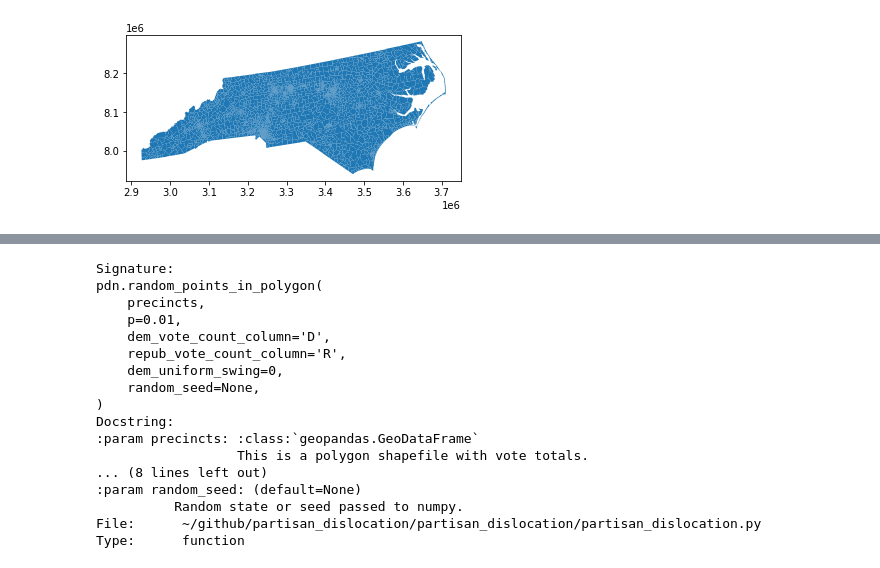
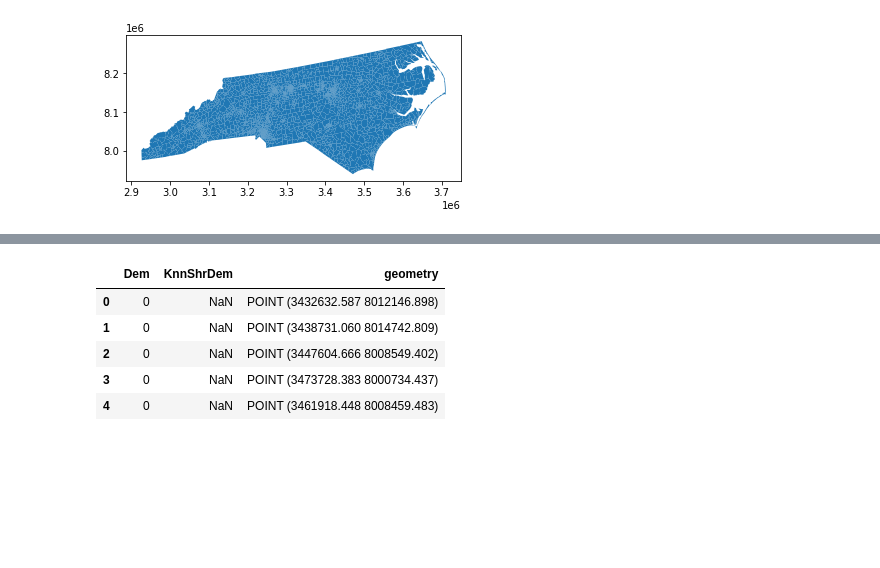
Before and after one commit to nickeubank/partisan_dislocation, a Jupyter notebook: dislocation_tutorial.ipynb, the cells around one changed output, grey strips where cells are left out. Drawn from its saved outputs; the diff is of its cells as text; code cells hidden in the pictures; blank space fills up the shorter version.

Commit message:
clean up column issues

```diff
--- a/dislocation_tutorial.ipynb
+++ b/dislocation_tutorial.ipynb
@@ -34,20 +29,9 @@ KeyError: 'P2008_P2008_D'
-# %%
-pdn.random_points_in_polygon?
-# %% [output]
-Signature:
-pdn.random_points_in_polygon(
-    precincts,
-    p=0.01,
-    dem_vote_count_column='D',
-    repub_vote_count_column='R',
-    dem_uniform_swing=0,
-    random_seed=None,
-)
-Docstring:
-:param precincts: :class:`geopandas.GeoDataFrame`
-                  This is a polygon shapefile with vote totals.
-... (8 lines left out)
-:param random_seed: (default=None)
-          Random state or seed passed to numpy.
-File:      ~/github/partisan_dislocation/partisan_dislocation/partisan_dislocation.py
-Type:      function
+# %%
+voters.head()
+# %% [output]
+|  | Dem | KnnShrDem | geometry |
+| 0 | 0 | NaN | POINT (3432632.587 8012146.898) |
+| 1 | 0 | NaN | POINT (3438731.060 8014742.809) |
+| 2 | 0 | NaN | POINT (3447604.666 8008549.402) |
+| 3 | 0 | NaN | POINT (3473728.383 8000734.437) |
+| 4 | 0 | NaN | POINT (3461918.448 8008459.483) |
```
Also changed, not shown: parts of 9 cells of this notebook, 2 other files.
